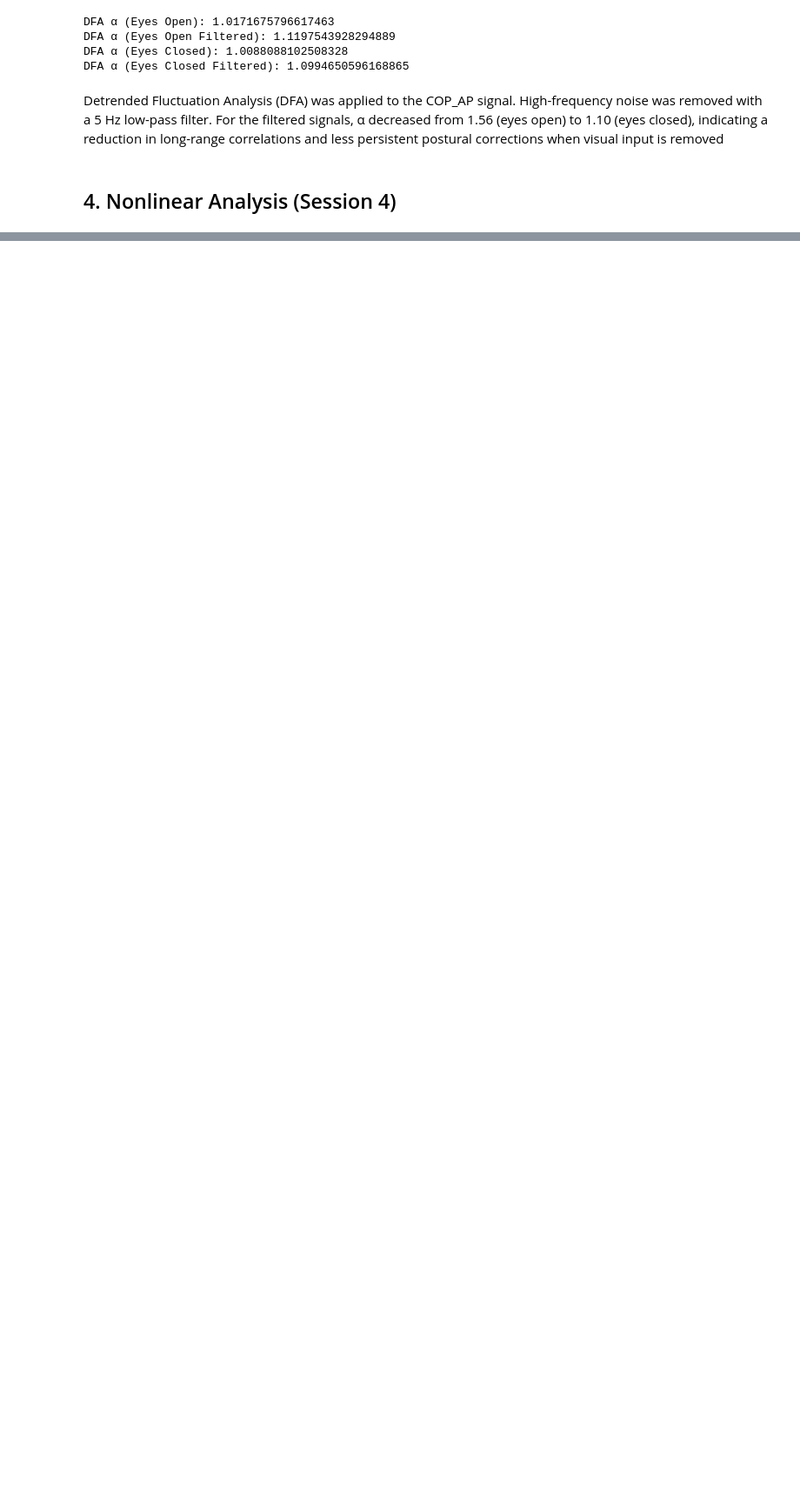
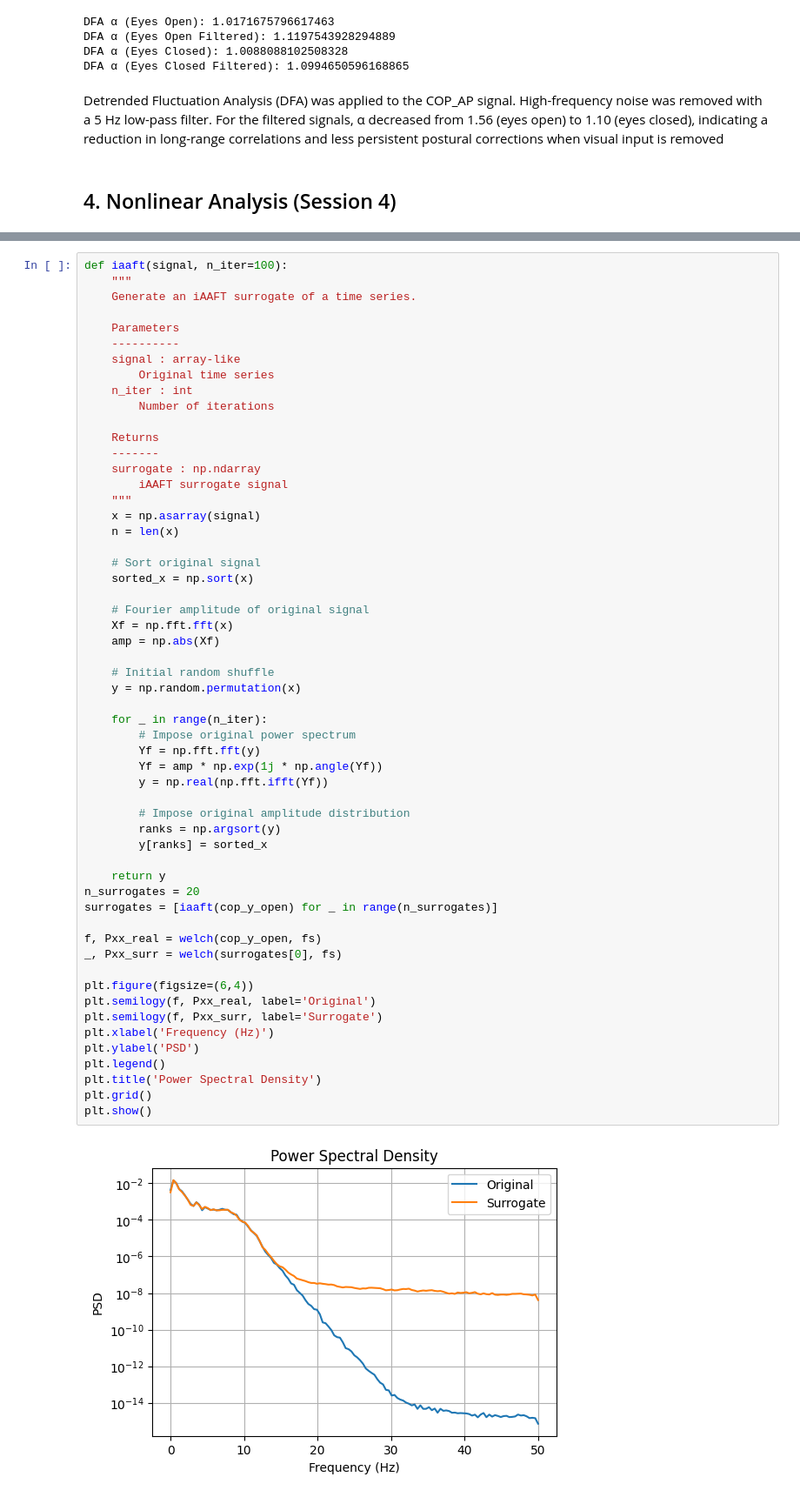
Before and after one commit to TheoLec-student/Time-Series-Analysis-of-Physiological-and-Human-Movement-Data, a Jupyter notebook: main.ipynb, the cells around one changed output, grey strips where cells are left out. Shown at 87% size. Cells and saved outputs as stored; diff of their text form; blank space fills up the shorter version.

```diff
--- a/main.ipynb
+++ b/main.ipynb
@@ -619,0 +700,58 @@ Detrended Fluctuation Analysis (DFA) was applied to the COP_AP signal. High-freq
+# %%
+def iaaft(signal, n_iter=100):
+    """
+    Generate an iAAFT surrogate of a time series.
+
+    Parameters
+    ----------
+    signal : array-like
+        Original time series
+    n_iter : int
+        Number of iterations
+
+    Returns
+    -------
+    surrogate : np.ndarray
+        iAAFT surrogate signal
+    """
+    x = np.asarray(signal)
+    n = len(x)
+
+    # Sort original signal
+    sorted_x = np.sort(x)
+
+    # Fourier amplitude of original signal
+    Xf = np.fft.fft(x)
+    amp = np.abs(Xf)
+
+    # Initial random shuffle
+    y = np.random.permutation(x)
+
+    for _ in range(n_iter):
+        # Impose original power spectrum
+        Yf = np.fft.fft(y)
+        Yf = amp * np.exp(1j * np.angle(Yf))
+        y = np.real(np.fft.ifft(Yf))
+
+        # Impose original amplitude distribution
+        ranks = np.argsort(y)
+        y[ranks] = sorted_x
+
+    return y
+n_surrogates = 20
+surrogates = [iaaft(cop_y_open) for _ in range(n_surrogates)]
+
+f, Pxx_real = welch(cop_y_open, fs)
+_, Pxx_surr = welch(surrogates[0], fs)
+
+plt.figure(figsize=(6,4))
+plt.semilogy(f, Pxx_real, label='Original')
+plt.semilogy(f, Pxx_surr, label='Surrogate')
+plt.xlabel('Frequency (Hz)')
+plt.ylabel('PSD')
+plt.legend()
+plt.title('Power Spectral Density')
+plt.grid()
+plt.show()
+# %% [output]
+[figure, added]
```
Also changed, not shown: parts of 6 cells of this notebook.
